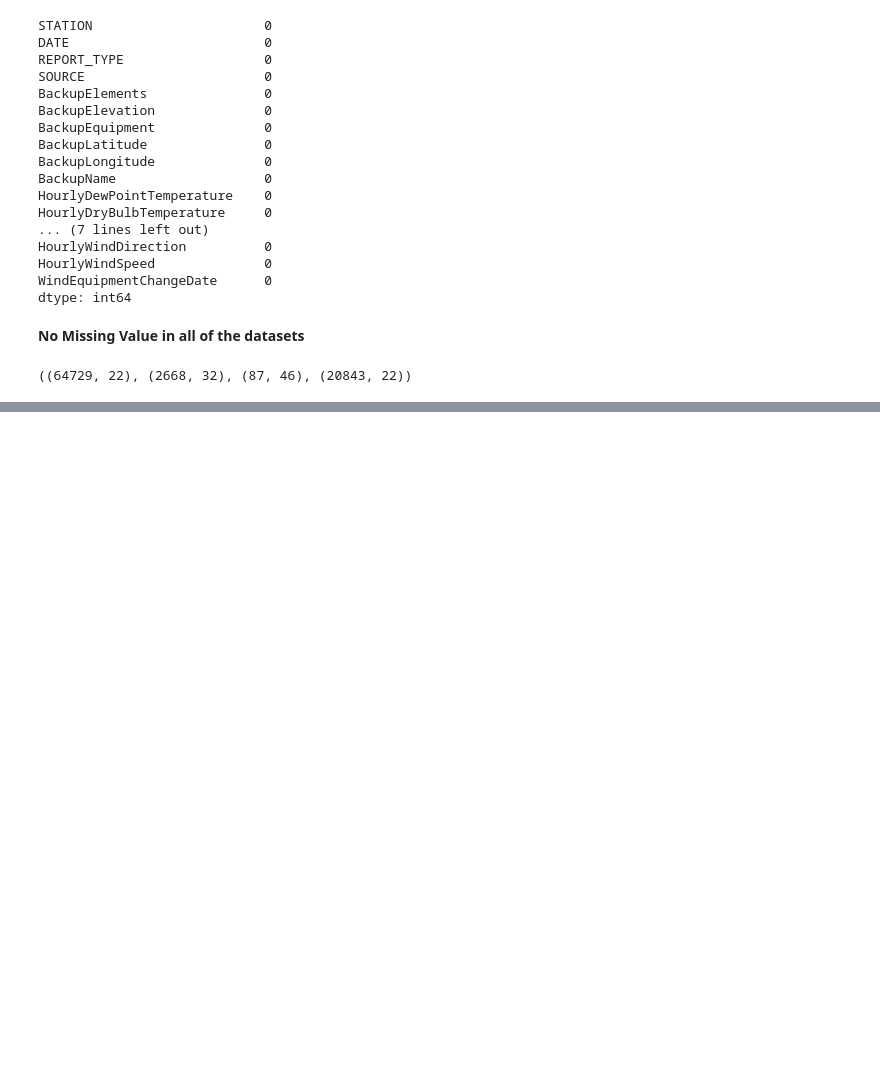
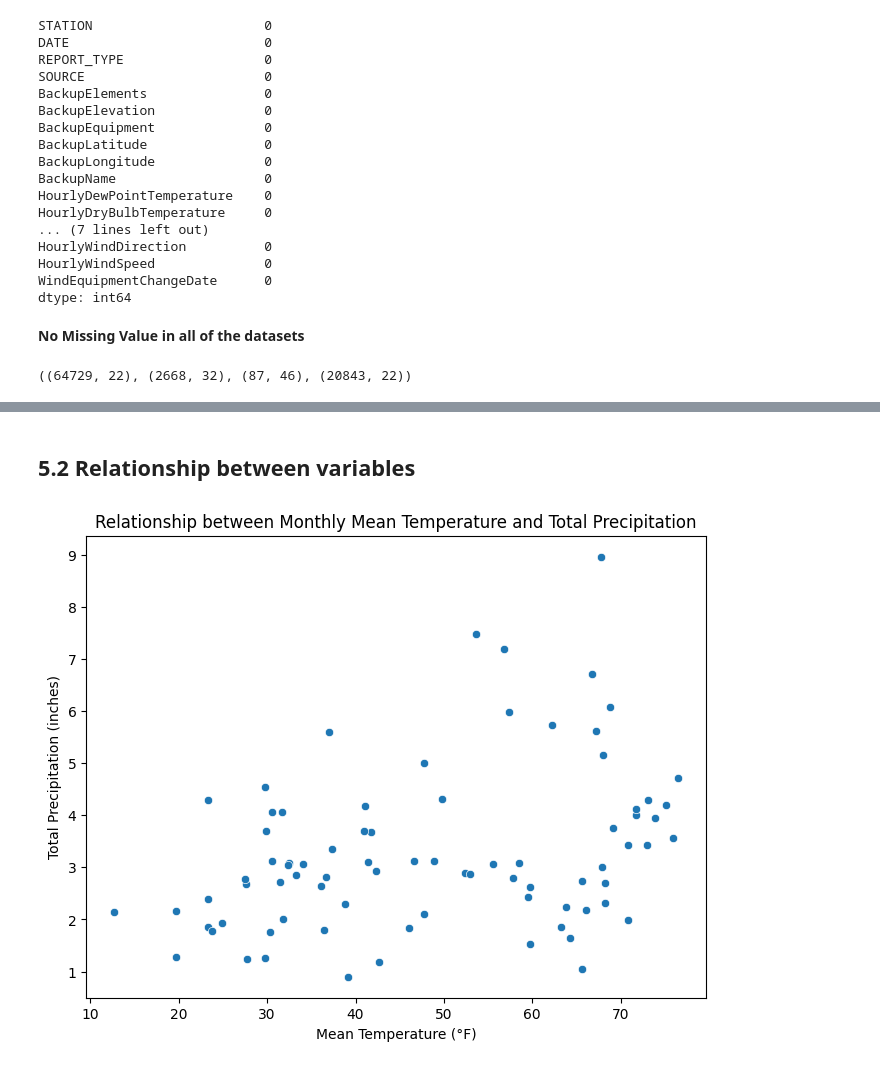
Before and after one commit to tedoaba/CodersCaveInternship, a Jupyter notebook: climate-data-analysis-normal-task-2.ipynb, the cells around one changed output, grey strips where cells are left out. Saved outputs shown, nothing was run; the diff lists cells and outputs as text; code cells hidden in the pictures; blank space fills up the shorter version.

```diff
--- a/climate-data-analysis-normal-task-2.ipynb
+++ b/climate-data-analysis-normal-task-2.ipynb
@@ -584,0 +293,6 @@ By following these detailed steps, you can effectively clean, preprocess, explor
+# %%
+# Remove suspect values
+daily = daily.replace('s', pd.NA)
+hourly = hourly.replace('s', pd.NA)
+monthly = monthly.replace('s', pd.NA)
+three_hour = three_hour.replace('s', pd.NA)
@@ -584,0 +418,12 @@ By following these detailed steps, you can effectively clean, preprocess, explor
+# %% [markdown]
+## 5.2 Relationship between variables
+# %%
+# Scatter plot of temperature and precipitation in monthly data
+plt.figure(figsize=(8, 6))
+sns.scatterplot(x='MonthlyMeanTemperature', y='MonthlyTotalLiquidPrecipitation', data=monthly)
+plt.title('Relationship between Monthly Mean Temperature and Total Precipitation')
+plt.xlabel('Mean Temperature (°F)')
+plt.ylabel('Total Precipitation (inches)')
+plt.show()
+# %% [output]
+[figure, added]
```
Also changed, not shown: parts of 66 cells of this notebook.
